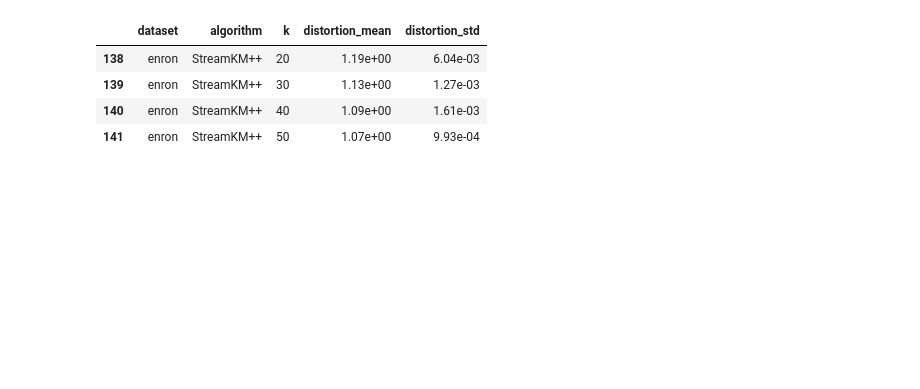
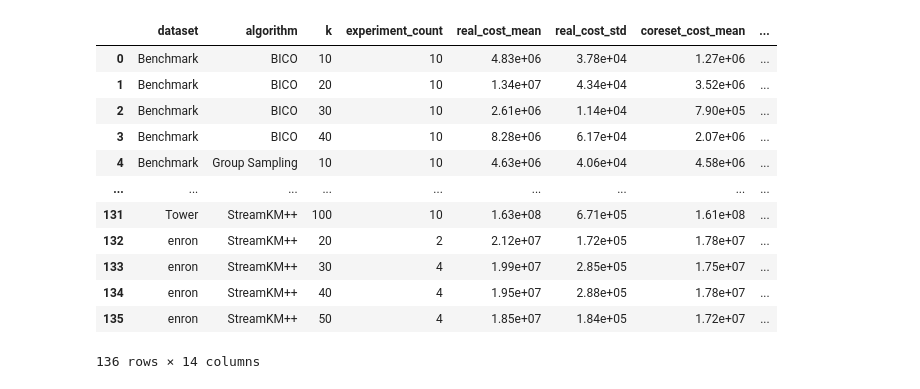
Before and after one commit to sheikhomar/coresets-bench, a Jupyter notebook: pynb/11-combined-results.ipynb, the cells around one changed output. Saved outputs shown, nothing was run; the diff lists cells and outputs as text; code cells hidden in the pictures; blank space fills up the shorter version.

```diff
--- a/pynb/11-combined-results.ipynb
+++ b/pynb/11-combined-results.ipynb
@@ -228,8 +222,16 @@ with sns.plotting_context("notebook", font_scale=1.4):
-# %%
-df_filtered[["dataset", "algorithm", "k", "distortion_mean", "distortion_std"]]
-# %% [output]
-|  | dataset | algorithm | k | distortion_mean | distortion_std |
-| 138 | enron | StreamKM++ | 20 | 1.19e+00 | 6.04e-03 |
-| 139 | enron | StreamKM++ | 30 | 1.13e+00 | 1.27e-03 |
-| 140 | enron | StreamKM++ | 40 | 1.09e+00 | 1.61e-03 |
-| 141 | enron | StreamKM++ | 50 | 1.07e+00 | 9.93e-04 |
+# %%
+df_aggr_costs
+# %% [output]
+|  | dataset | algorithm | k | experiment_count | real_cost_mean | real_cost_std | coreset_cost_mean | ... |
+| 0 | Benchmark | BICO | 10 | 10 | 4.83e+06 | 3.78e+04 | 1.27e+06 | ... |
+| 1 | Benchmark | BICO | 20 | 10 | 1.34e+07 | 4.34e+04 | 3.52e+06 | ... |
+| 2 | Benchmark | BICO | 30 | 10 | 2.61e+06 | 1.14e+04 | 7.90e+05 | ... |
+| 3 | Benchmark | BICO | 40 | 10 | 8.28e+06 | 6.17e+04 | 2.07e+06 | ... |
+| 4 | Benchmark | Group Sampling | 10 | 10 | 4.63e+06 | 4.06e+04 | 4.58e+06 | ... |
+| ... | ... | ... | ... | ... | ... | ... | ... | ... |
+| 131 | Tower | StreamKM++ | 100 | 10 | 1.63e+08 | 6.71e+05 | 1.61e+08 | ... |
+| 132 | enron | StreamKM++ | 20 | 2 | 2.12e+07 | 1.72e+05 | 1.78e+07 | ... |
+| 133 | enron | StreamKM++ | 30 | 4 | 1.99e+07 | 2.85e+05 | 1.75e+07 | ... |
+| 134 | enron | StreamKM++ | 40 | 4 | 1.95e+07 | 2.88e+05 | 1.78e+07 | ... |
+| 135 | enron | StreamKM++ | 50 | 4 | 1.85e+07 | 1.84e+05 | 1.72e+07 | ... |
+136 rows × 14 columns
```
Also changed, not shown: parts of 6 cells of this notebook, 1 other file.
